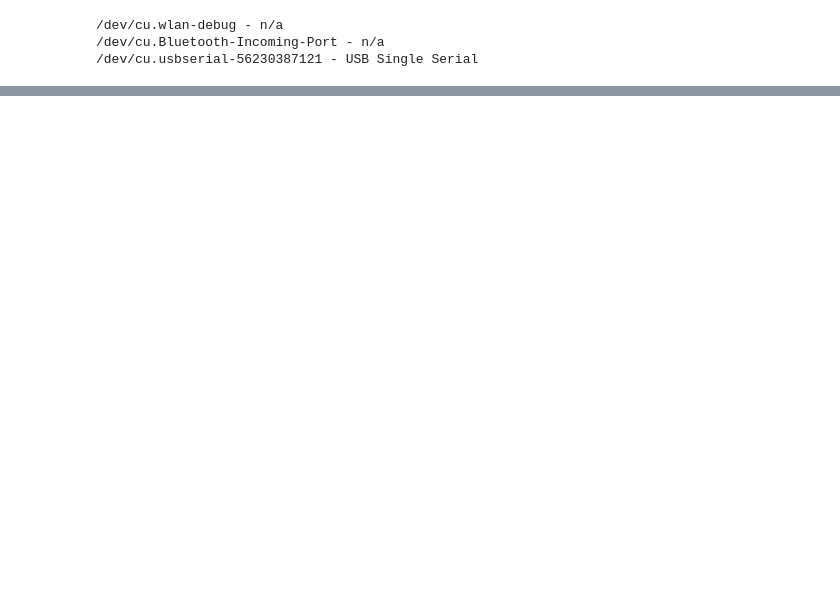
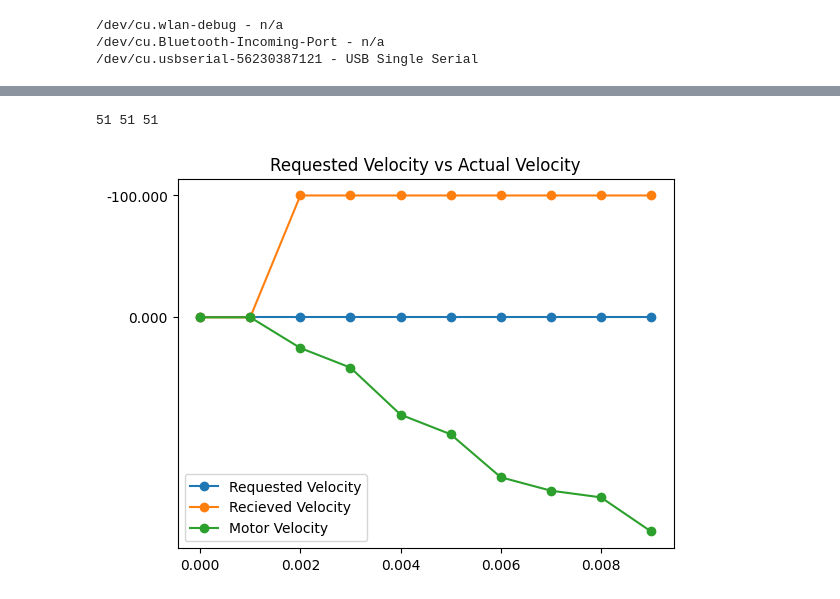
Before and after one commit to Rexlab-cartpole/ESP_HOST_FIRMWARE, a Jupyter notebook: Julia/pythonSerialExperimentation.ipynb, the cells around one changed output, grey strips where cells are left out. Drawn from its saved outputs; the diff is of its cells as text; code cells hidden in the pictures; blank space fills up the shorter version.

```diff
--- a/Julia/pythonSerialExperimentation.ipynb
+++ b/Julia/pythonSerialExperimentation.ipynb
@@ -117,0 +223,19 @@ plt.plot(t_vec, shoulderVelocities, label="shoulder velocity")
+# %%
+counter, sleep_duration, x_axis, requested_vel_buffer, serial_vel_buffer, motor_encoder_velocity_buffer = test_motor_latencies()
+# %%
+start = 0
+end = 10
+# plot the requested velocity vs the actual velocity
+plt.title("Requested Velocity vs Actual Velocity")
+print(len(x_axis), len(requested_vel_buffer), len(serial_vel_buffer))
+# put dots on each point
+plt.plot(x_axis[start: end], requested_vel_buffer[start: end], label="Requested Velocity", marker='o')
+plt.plot(x_axis[start: end], serial_vel_buffer[start: end], label="Recieved Velocity", marker='o')
+plt.plot(x_axis[start: end], np.asarray(motor_encoder_velocity_buffer[start: end], float), label="Motor Velocity", marker='o')
+# reduce number of ticks on the y axis
+# plt.locator_params(axis='y', nbins=6)
+plt.legend()
+plt.show()
+# %% [output]
+51 51 51
+[figure, added]
```
Also changed, not shown: parts of 10 cells of this notebook, 4 other files.
